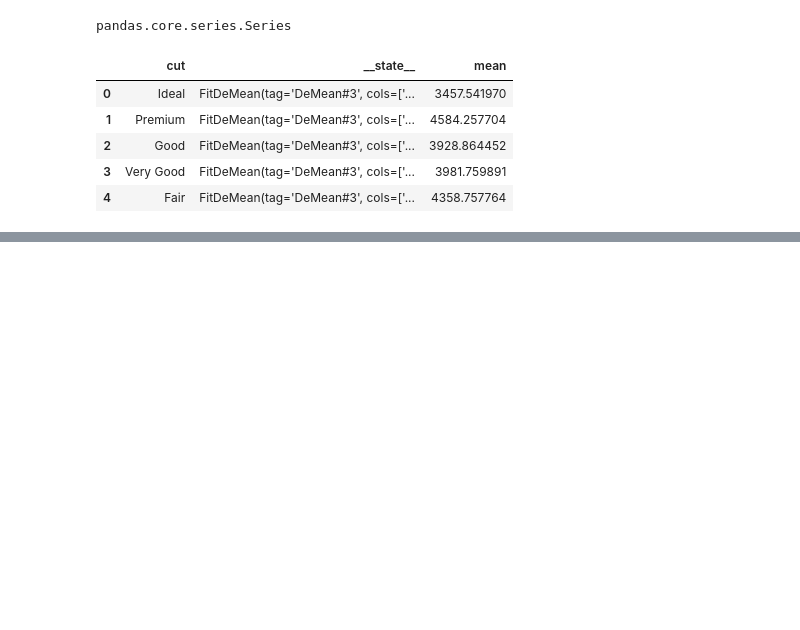
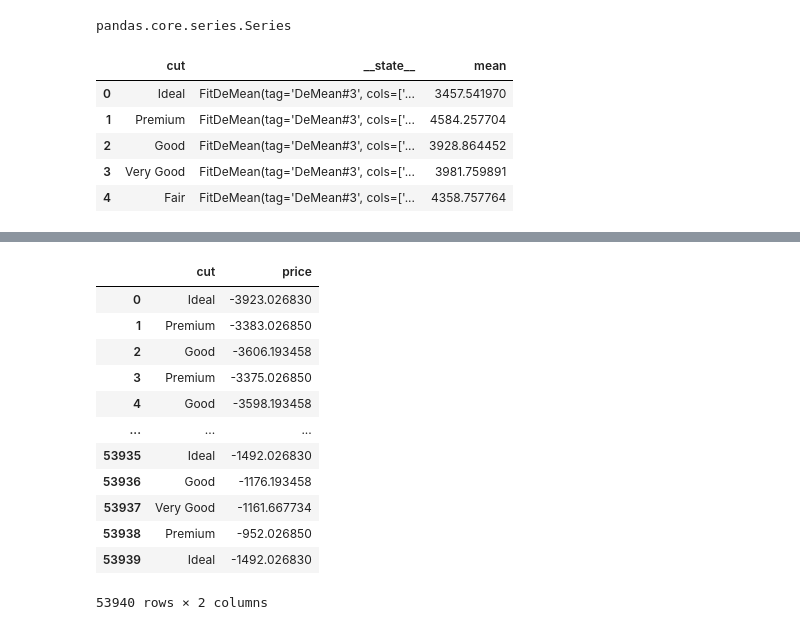
Before and after one commit to jaronowitz/frankenfit, a Jupyter notebook: notebooks/Dev-5-GroupBy.ipynb, the cells around one changed output, grey strips where cells are left out. Cells and saved outputs as stored; diff of their text form; code cells hidden in the pictures; blank space fills up the shorter version.

Commit message:
A better test of group_by(..., fitting_schedule=fit_on_all_other_groups)

```diff
--- a/notebooks/Dev-5-GroupBy.ipynb
+++ b/notebooks/Dev-5-GroupBy.ipynb
@@ -275,0 +308,24 @@ pip_fit.find_by_tag("GroupBy#3").state().assign(
+# %%
+pip = (
+    ff.Pipeline()
+    .group_by("cut", fitting_schedule=ff.fit_group_on_all_other_groups)
+    #.group_by("cut")
+        .de_mean('price')
+    [['cut', 'price']]
+)
+result = pip.fit_and_apply(df)
+result
+# %% [output]
+|  | cut | price |
+| 0 | Ideal | -3923.026830 |
+| 1 | Premium | -3383.026850 |
+| 2 | Good | -3606.193458 |
+| 3 | Premium | -3375.026850 |
+| 4 | Good | -3598.193458 |
+| ... | ... | ... |
+| 53935 | Ideal | -1492.026830 |
+| 53936 | Good | -1176.193458 |
+| 53937 | Very Good | -1161.667734 |
+| 53938 | Premium | -952.026850 |
+| 53939 | Ideal | -1492.026830 |
+53940 rows × 2 columns
```
Also changed, not shown: parts of 8 cells of this notebook, 1 other file.
